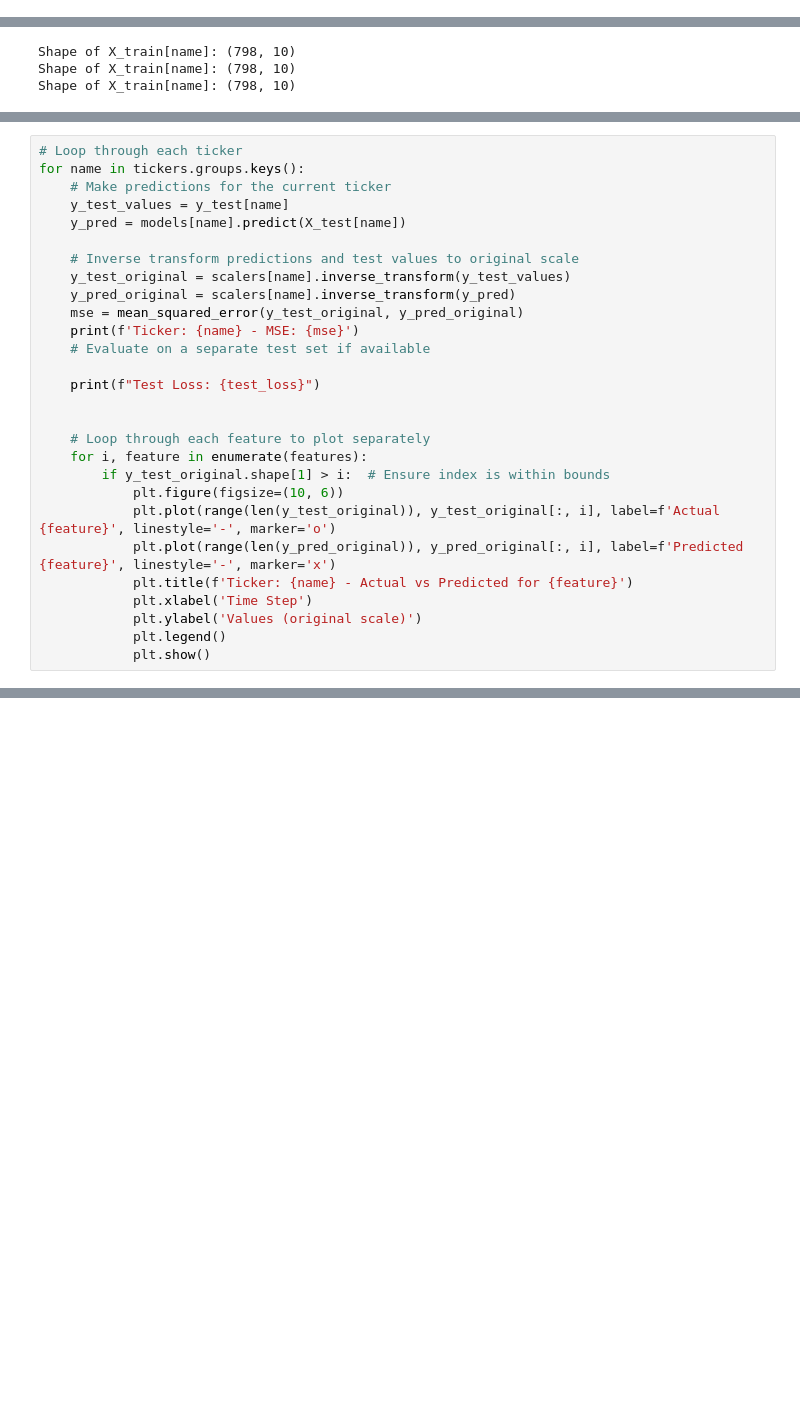
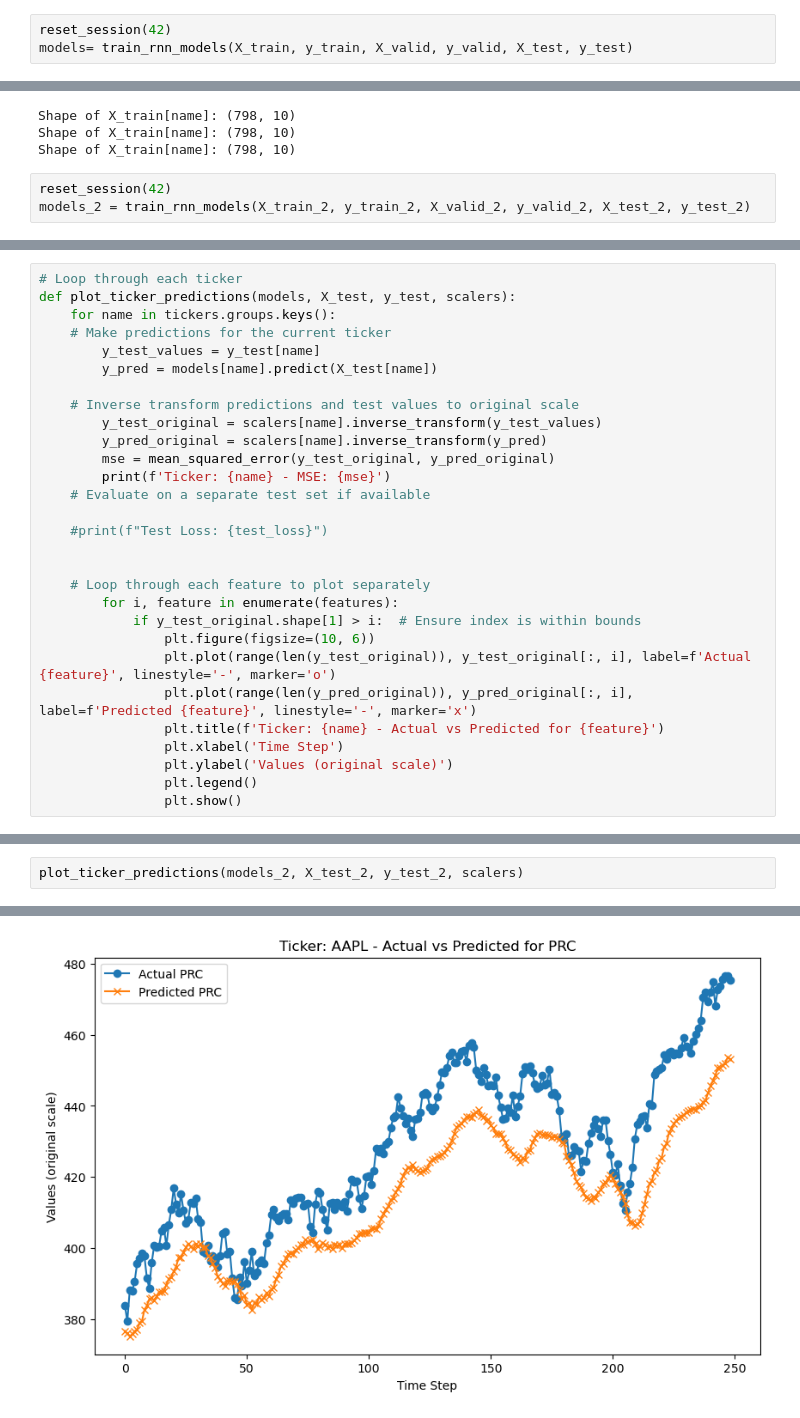
Before and after one commit to yshirai999/Erdos-project, a Jupyter notebook: RNN and RNN DO_test.ipynb, the cells around one changed output, grey strips where cells are left out. Cells and saved outputs as stored; diff of their text form; blank space fills up the shorter version.

```diff
--- a/RNN and RNN DO_test.ipynb
+++ b/RNN and RNN DO_test.ipynb
@@ -217,0 +202,3 @@ Test loss for SPY: 0.004831588827073574
+# %%
+reset_session(42)
+models= train_rnn_models(X_train, y_train, X_valid, y_valid, X_test, y_test)
@@ -222,3 +225,6 @@ for name in tickers.groups.keys():
 Shape of X_train[name]: (798, 10)
 Shape of X_train[name]: (798, 10)
 Shape of X_train[name]: (798, 10)
+# %%
+reset_session(42)
+models_2 = train_rnn_models(X_train_2, y_train_2, X_valid_2, y_valid_2, X_test_2, y_test_2)
@@ -264,28 +327,29 @@ Ticker: SPY - MSE: 0.004831588641999709
 # %%
 # Loop through each ticker
-for name in tickers.groups.keys():
+def plot_ticker_predictions(models, X_test, y_test, scalers):
+    for name in tickers.groups.keys():
     # Make predictions for the current ticker
-    y_test_values = y_test[name]
-    y_pred = models[name].predict(X_test[name])
+        y_test_values = y_test[name]
+        y_pred = models[name].predict(X_test[name])
 
     # Inverse transform predictions and test values to original scale
-    y_test_original = scalers[name].inverse_transform(y_test_values)
-    y_pred_original = scalers[name].inverse_transform(y_pred)
-    mse = mean_squared_error(y_test_original, y_pred_original)
-    print(f'Ticker: {name} - MSE: {mse}')
+        y_test_original = scalers[name].inverse_transform(y_test_values)
+        y_pred_original = scalers[name].inverse_transform(y_pred)
+        mse = mean_squared_error(y_test_original, y_pred_original)
+        print(f'Ticker: {name} - MSE: {mse}')
     # Evaluate on a separate test set if available
 
-    print(f"Test Loss: {test_loss}")
+    #print(f"Test Loss: {test_loss}")
 
 
     # Loop through each feature to plot separately
-    for i, feature in enumerate(features):
-        if y_test_original.shape[1] > i:  # Ensure index is within bounds
-            plt.figure(figsize=(10, 6))
-            plt.plot(range(len(y_test_original)), y_test_original[:, i], label=f'Actual {feature}', linestyle='-', marker='o')
-            plt.plot(range(len(y_pred_original)), y_pred_original[:, i], label=f'Predicted {feature}', linestyle='-', marker='x')
-            plt.title(f'Ticker: {name} - Actual vs Predicted for {feature}')
-            plt.xlabel('Time Step')
-            plt.ylabel('Values (original scale)')
-            plt.legend()
-            plt.show()
+        for i, feature in enumerate(features):
+            if y_test_original.shape[1] > i:  # Ensure index is within bounds
+                plt.figure(figsize=(10, 6))
+                plt.plot(range(len(y_test_original)), y_test_original[:, i], label=f'Actual {feature}', linestyle='-', marker='o')
+                plt.plot(range(len(y_pred_original)), y_pred_original[:, i], label=f'Predicted {feature}', linestyle='-', marker='x')
+                plt.title(f'Ticker: {name} - Actual vs Predicted for {feature}')
+                plt.xlabel('Time Step')
+                plt.ylabel('Values (original scale)')
+                plt.legend()
+                plt.show()
@@ -304,0 +368,3 @@ Test Loss: 0.004831588827073574
+# %%
+plot_ticker_predictions(models_2, X_test_2, y_test_2, scalers)
+# %% [output]
@@ -304,0 +373 @@ Test Loss: 0.004831588827073574
+[figure, added]
```
Also changed, not shown: parts of 20 cells of this notebook, 3 other files.
